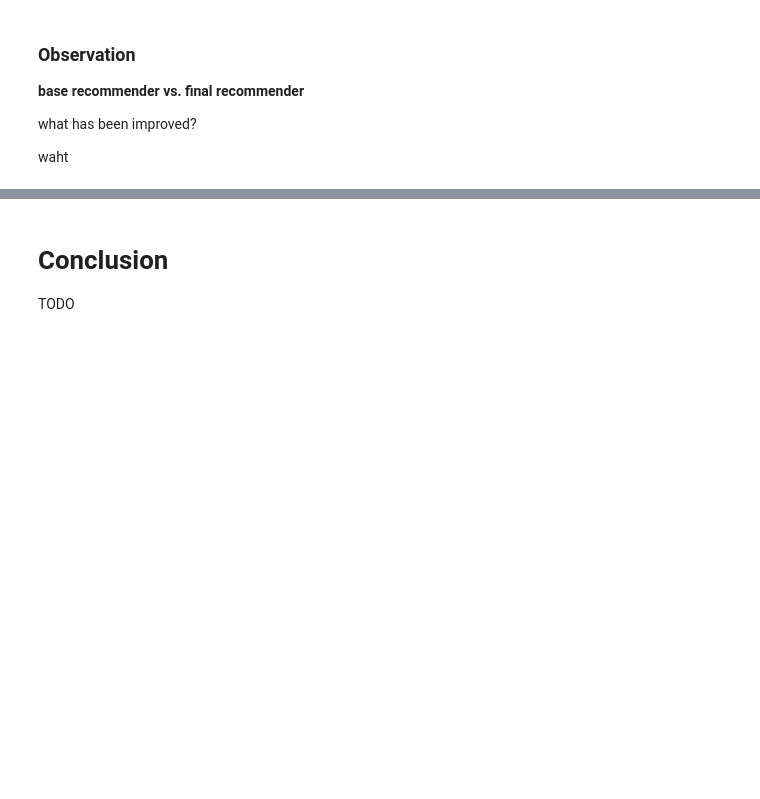
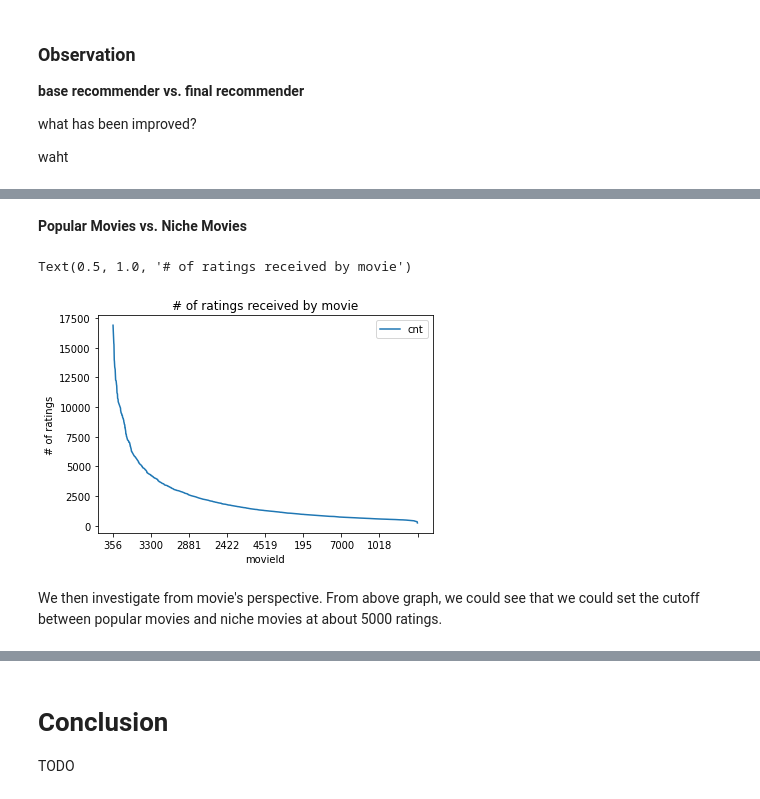
Before and after one commit to syeehyn/personalization-system, a Jupyter notebook: notebook/final_report-jiekie.ipynb, the cells around one changed output, grey strips where cells are left out. Saved outputs shown, nothing was run; the diff lists cells and outputs as text; code cells hidden in the pictures; blank space fills up the shorter version.

```diff
--- a/notebook/final_report-jiekie.ipynb
+++ b/notebook/final_report-jiekie.ipynb
@@ -1346,0 +1388,13 @@ waht
+# %% [markdown]
+**Popular Movies vs. Niche Movies**
+# %%
+movie_rating_cnt = sample_df.movieId.value_counts().to_frame("cnt")
+movie_rating_cnt['movieId'] = movie_rating_cnt.index.astype(str)
+movie_rating_cnt.plot(x="movieId",y="cnt")
+plt.ylabel("# of ratings")
+plt.title("# of ratings received by movie")
+# %% [output]
+Text(0.5, 1.0, '# of ratings received by movie')
+[figure, added]
+# %% [markdown]
+We then investigate from movie's perspective. From above graph, we could see that we could set the cutoff between popular movies and niche movies at about 5000 ratings.
```
Also changed, not shown: parts of 11 cells of this notebook, 1 other file.
